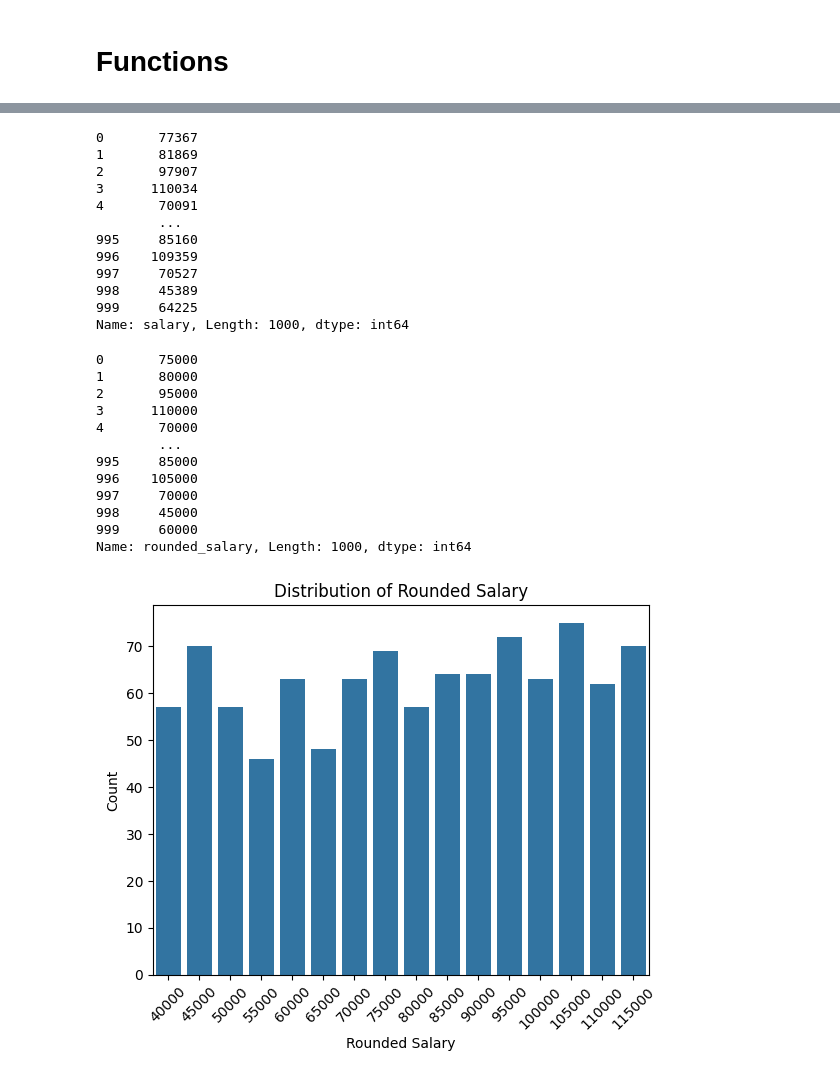
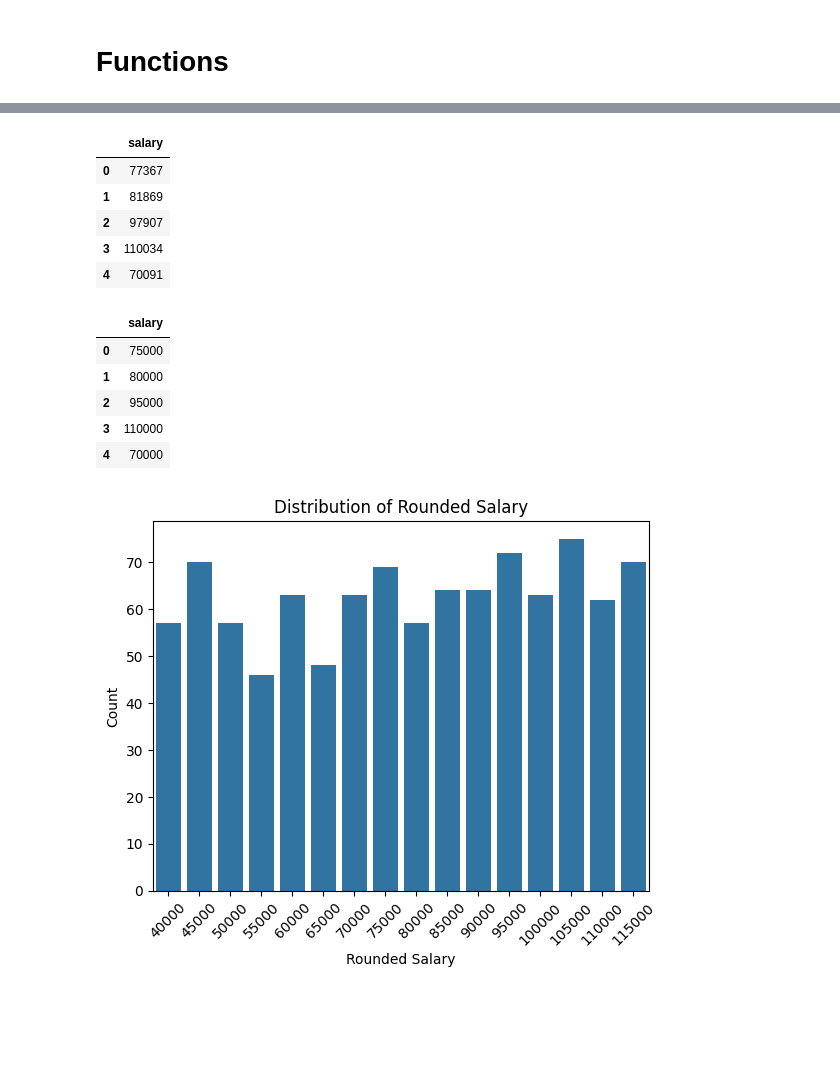
Before and after one commit to 1211223/SEGPRD_PROJECT_2, a Jupyter notebook: main.ipynb, the cells around one changed output, grey strips where cells are left out. Drawn from its saved outputs; the diff is of its cells as text; code cells hidden in the pictures; blank space fills up the shorter version.

```diff
--- a/main.ipynb
+++ b/main.ipynb
@@ -138,5 +137,14 @@ import matplotlib.pyplot as plt
 # print("\nModel Comparison - MAE:")
 # for model_name, mae in model_results.items():
 #     print(f"{model_name}: {mae:.2f}")
+# %%
+df[["salary"]].head()
+# %% [output]
+|  | salary |
+| 0 | 77367 |
+| 1 | 81869 |
+| 2 | 97907 |
+| 3 | 110034 |
+| 4 | 70091 |
 # %%
 # Round salary to the nearest 5,000
@@ -144,32 +152,11 @@ df['rounded_salary'] = (df['salary'] // 5000) * 5000
 # %%
-df['salary']
+df[["salary"]].head()
 # %% [output]
-0       77367
-1       81869
-2       97907
-3      110034
-4       70091
-        ...
-995     85160
-996    109359
-997     70527
-998     45389
-999     64225
-Name: salary, Length: 1000, dtype: int64
+|  | salary |
+| 0 | 75000 |
+| 1 | 80000 |
+| 2 | 95000 |
+| 3 | 110000 |
+| 4 | 70000 |
-# %%
-df['rounded_salary']
-# %% [output]
-0       75000
-1       80000
-2       95000
-3      110000
-4       70000
-        ...
-995     85000
-996    105000
-997     70000
-998     45000
-999     60000
-Name: rounded_salary, Length: 1000, dtype: int64
 # %%
 # Create a countplot for the rounded salary (assuming 'rounded_salary_5000' is the column)
```
Also changed, not shown: parts of 31 cells of this notebook.
